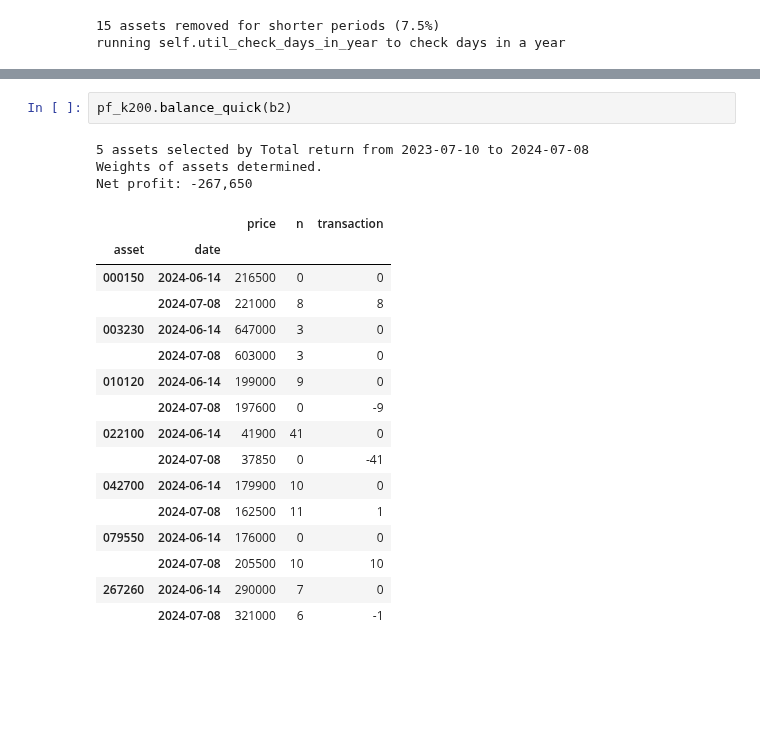
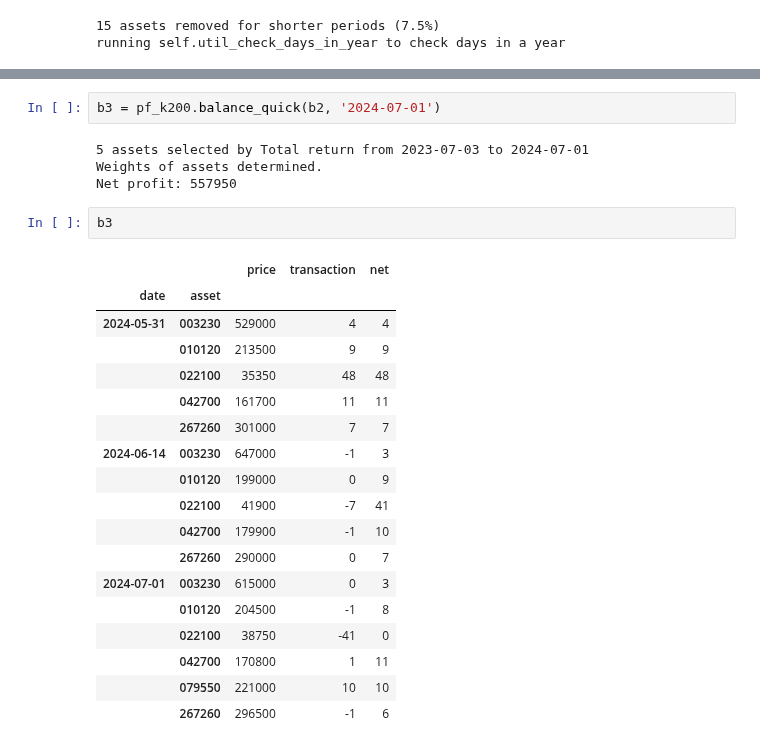
Before and after one commit to lbk209/portfolio, a Jupyter notebook: Asset_Management.ipynb, the cells around one changed output, grey strips where cells are left out. Cells and saved outputs as stored; diff of their text form; blank space fills up the shorter version.

Commit message:
update balance

```diff
--- a/Asset_Management.ipynb
+++ b/Asset_Management.ipynb
@@ -737,22 +267,27 @@ b2
 # %%
-pf_k200.balance_quick(b2)
+b3 = pf_k200.balance_quick(b2, '2024-07-01')
 # %% [output]
-5 assets selected by Total return from 2023-07-10 to 2024-07-08
+5 assets selected by Total return from 2023-07-03 to 2024-07-01
 Weights of assets determined.
-Net profit: -267,650
+Net profit: 557950
-|  |  | price | n | transaction |
-| asset | date |  |  |  |
-| 000150 | 2024-06-14 | 216500 | 0 | 0 |
-|  | 2024-07-08 | 221000 | 8 | 8 |
-| 003230 | 2024-06-14 | 647000 | 3 | 0 |
-|  | 2024-07-08 | 603000 | 3 | 0 |
-| 010120 | 2024-06-14 | 199000 | 9 | 0 |
-|  | 2024-07-08 | 197600 | 0 | -9 |
-| 022100 | 2024-06-14 | 41900 | 41 | 0 |
-|  | 2024-07-08 | 37850 | 0 | -41 |
-| 042700 | 2024-06-14 | 179900 | 10 | 0 |
-|  | 2024-07-08 | 162500 | 11 | 1 |
-| 079550 | 2024-06-14 | 176000 | 0 | 0 |
-|  | 2024-07-08 | 205500 | 10 | 10 |
-| 267260 | 2024-06-14 | 290000 | 7 | 0 |
-|  | 2024-07-08 | 321000 | 6 | -1 |
+# %%
+b3
+# %% [output]
+|  |  | price | transaction | net |
+| date | asset |  |  |  |
+| 2024-05-31 | 003230 | 529000 | 4 | 4 |
+|  | 010120 | 213500 | 9 | 9 |
+|  | 022100 | 35350 | 48 | 48 |
+|  | 042700 | 161700 | 11 | 11 |
+|  | 267260 | 301000 | 7 | 7 |
+| 2024-06-14 | 003230 | 647000 | -1 | 3 |
+|  | 010120 | 199000 | 0 | 9 |
+|  | 022100 | 41900 | -7 | 41 |
+|  | 042700 | 179900 | -1 | 10 |
+|  | 267260 | 290000 | 0 | 7 |
+| 2024-07-01 | 003230 | 615000 | 0 | 3 |
+|  | 010120 | 204500 | -1 | 8 |
+|  | 022100 | 38750 | -41 | 0 |
+|  | 042700 | 170800 | 1 | 11 |
+|  | 079550 | 221000 | 10 | 10 |
+|  | 267260 | 296500 | -1 | 6 |
```
Also changed, not shown: parts of 7 cells of this notebook, 1 other file.
